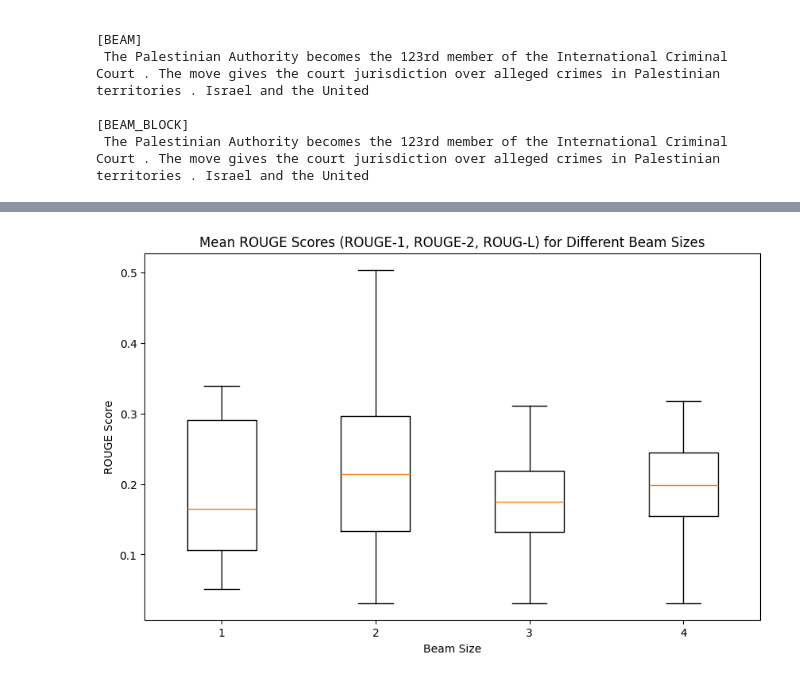
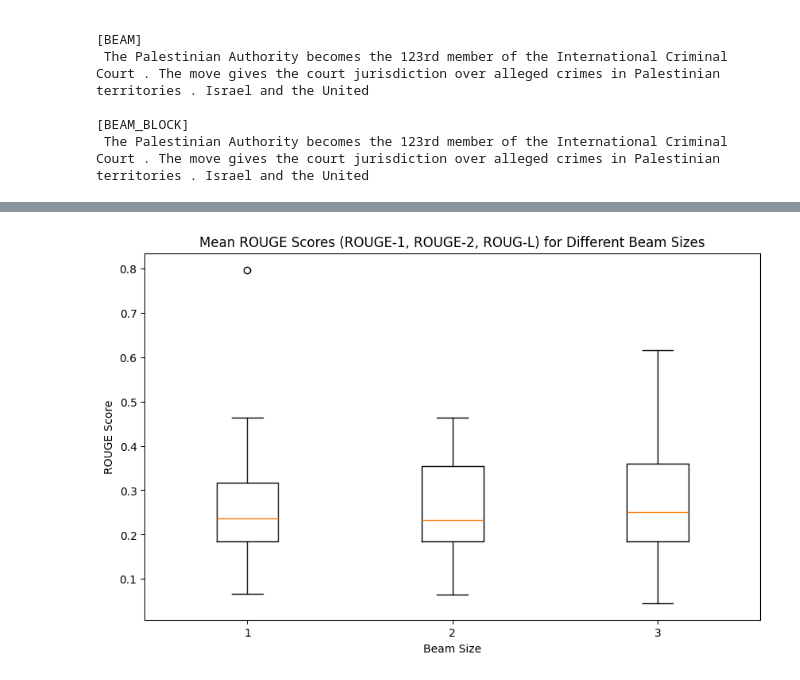
Before and after one commit to longcris04/StandfordNLP, a Jupyter notebook: Assignment2/Assignment2.ipynb, the cells around one changed output, grey strips where cells are left out. Cells and saved outputs as stored; diff of their text form; code cells hidden in the pictures.

Commit message:
update result

```diff
--- a/Assignment2/Assignment2.ipynb
+++ b/Assignment2/Assignment2.ipynb
@@ -696,0 +690,4 @@ beam_sizes_results
+# %%
+beam_sizes_results = pd.read_csv("beam_sizes_results.csv")
+beam_sizes_results = beam_sizes_results.iloc[:,0:3].dropna(axis=0) # drop the rows with NaN values caused by interruption in training
+beam_sizes_results
@@ -697,15 +708,16 @@ beam_sizes_results
 # %%
 # create a boxplot to visualize different beam sizes
-df = pd.read_csv("beam_sizes_results.csv")
+# df = pd.read_csv("beam_sizes_results.csv")
+df = beam_sizes_results
 plt.figure(figsize=(10, 6))
 plt.boxplot(df.values, labels=df.columns)
 plt.title("Mean ROUGE Scores (ROUGE-1, ROUGE-2, ROUG-L) for Different Beam Sizes")
 plt.xlabel("Beam Size")
 plt.ylabel("ROUGE Score")
-plt.savefig("beam_sizes_results.png")
+plt.savefig("beam_sizes_results_73sample.png")
 plt.show()
 # %% [output]
-[figure, old version]
+[figure, new version]
 # %%
 # create a dataframe to store the results with different beam sizes
 temperatures = [0.5,1,2,5]
```
Also changed, not shown: parts of 12 cells of this notebook, 12 other files.
